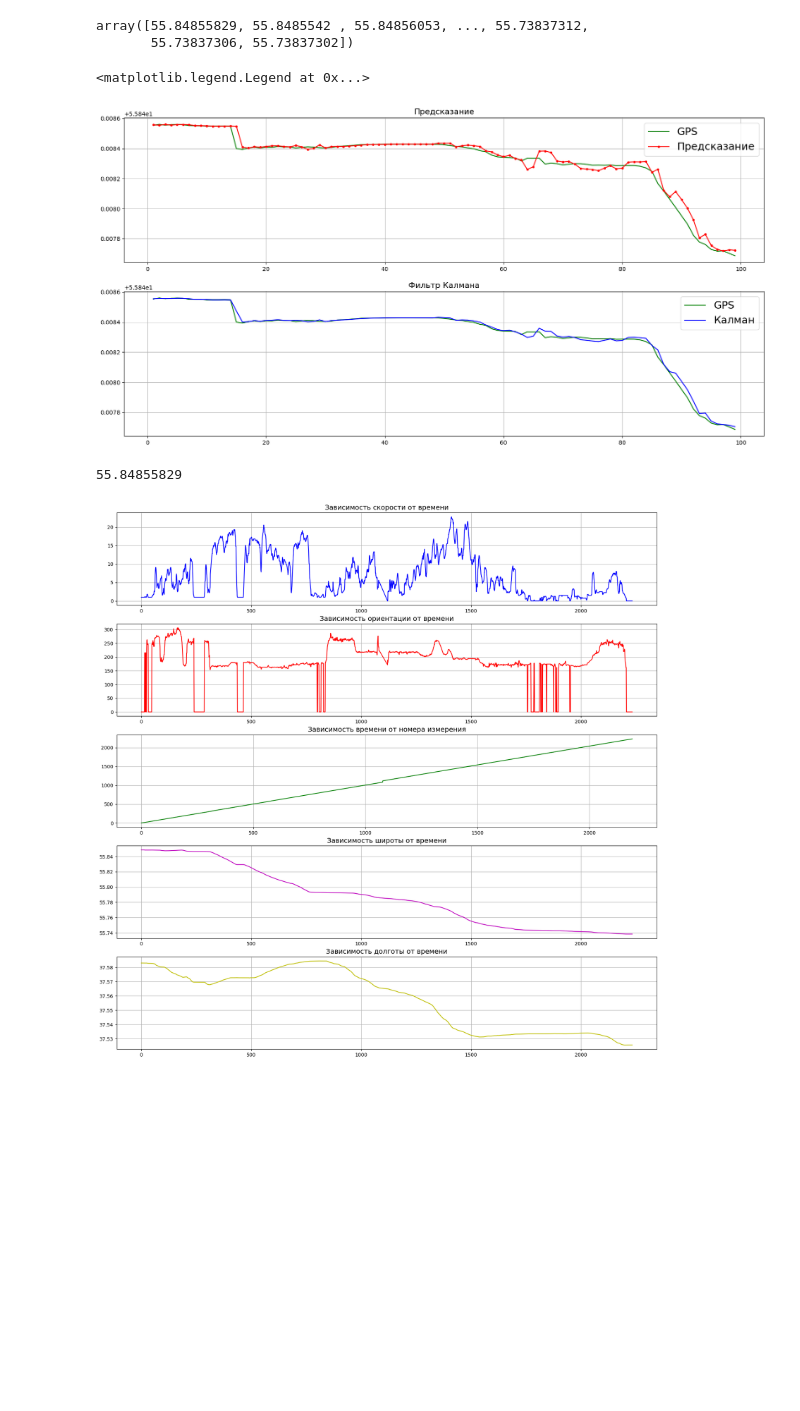
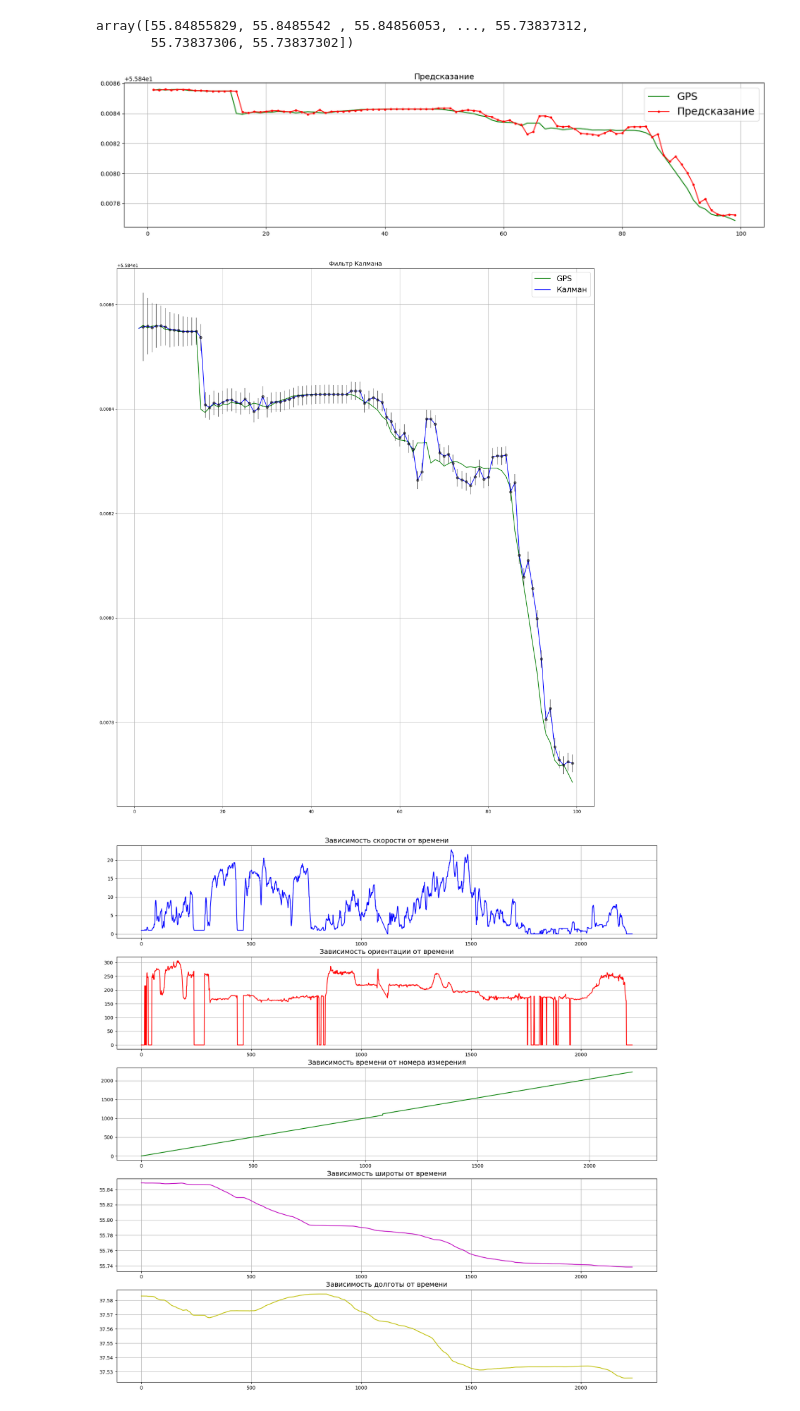
Before and after one commit to 1mm0rTaLzzz/SNAR_HW3_Kalman, a Jupyter notebook: SNAR_Kalman.ipynb, the cells around one changed output. Drawn from its saved outputs; the diff is of its cells as text; code cells hidden in the pictures; blank space fills up the shorter version.

```diff
--- a/SNAR_Kalman.ipynb
+++ b/SNAR_Kalman.ipynb
@@ -461,74 +459,65 @@ time = [int(x[:2])*3600 + int(x[3:5])*60 + int(x[6:])-62295 for x in time] # п
 calculation_cycle = len(filtered_df)
 
 # Сигма предсказания:
-motion_sigma = 2.
+motion_sigma = 1e-12
 # Настройки датчика:
-measurements_sigma = 4.
+measurements_sigma = 1e-9
+
 
 # Для перевода из метров в широту:
 R = 6370786.15
 degrees_per_meter = 1 / ((2 * 3.14159 / 360) * R)
 
 
-sigma = 100.
+sigma = 1e-8
 pred = np.array([])
 mu_var = np.array([])
+variance = np.array([])
 
 for t in range(1, calculation_cycle):
 
-    motions = speed[t-1] * math.sin(bearing[t-1]) * degrees_per_meter # + latitude[0]
+    motions = speed[t-1] * math.sin(bearing[t-1]) * degrees_per_meter
     mu, sigma = predict(latitude[t-1], sigma, motions, motion_sigma)
     pred = np.append(pred, mu)
     mu, sigma = update(mu, sigma, latitude[t], measurements_sigma)
     mu_var = np.append(mu_var, mu)
+    variance = np.append(variance, sigma)
 
+sigma3 = variance**0.5 * 3
+
+f=plt.figure()
+f.set_figwidth(20)
+f.set_figheight(10)
+# i = 2192
+i = 100
+j = 1
+
+# График предсказания:
+plt.subplot(211)
+plt.plot(time[j:i], latitude[j:i], 'g', label='GPS')
+plt.plot(time[j:i], pred[j-1:i-1], 'r.-', label='Предсказание')
+plt.title("Предсказание", fontsize = 14)
+plt.grid()
+plt.legend(fontsize = 18)
 
 
 f=plt.figure()
 f.set_figwidth(20)
-f.set_figheight(10)
-i = 100
-
-# График предсказания:
-plt.subplot(211)
-plt.plot(time[1:i], latitude[1:i], 'g', label='GPS')
-plt.plot(time[1:i], pred[:i-1], 'r.-', label='Предсказание')
-plt.title("Предсказание", fontsize = 14)
-plt.grid()
-plt.legend(fontsize = 18)
-
+f.set_figheight(50)
 # График фильтра:
 plt.subplot(212)
-plt.plot(time[1:i], latitude[1:i], 'g', label='GPS')
-plt.plot(time[1:i], mu_var[:i-1], 'b', label='Калман')
+plt.plot(time[j:i], latitude[j:i], 'g', label='GPS')
+plt.plot(time[j:i], mu_var[j-1:i-1], 'b', label='Калман')
 plt.title("Фильтр Калмана", fontsize = 14)
 plt.grid()
 plt.legend(fontsize = 18)
-
-
-
-# print(f'{mu = }, {sigma = }')
-# t = 0
-
-# mu_var = np.array([])
-# time = np.linspace(0, len(measurements), len(measurements))
-
-# for t in range(len(measurements)):
-#     mu, sigma = predict(mu, sigma, motions[t], motion_sigma)
-#     # print(f'{mu = :3f}, {sigma = :3f}', flush=True)
-#     mu, sigma = update(mu, sigma, measurements[t], measurements_sigma)
-#     print(f'{mu = :3f}, {sigma = :3f}', flush=True)
-#     mu_var = np.append(mu_var, mu)
-
-# plt.plot(time, mu_var, 'b')
-# plt.plot(time, measurements, 'm')
+for i in range(len(time[j:i])-1):
+    plt.errorbar(time[i+1+j], mu_var[i+j],
+                 yerr=[[sigma3[i+j]], [sigma3[i+j]]],
+                 fmt='o', color='black', alpha=0.5)
 # %% [output]
-<matplotlib.legend.Legend at 0x...>
-[figure, old version]
+[figure, new version]
+[figure, added]
-# %%
-latitude[0]
-# %% [output]
-55.84855829
 # %%
 f=plt.figure()
 f.set_figwidth(20)
```
Also changed, not shown: parts of 5 cells of this notebook.
